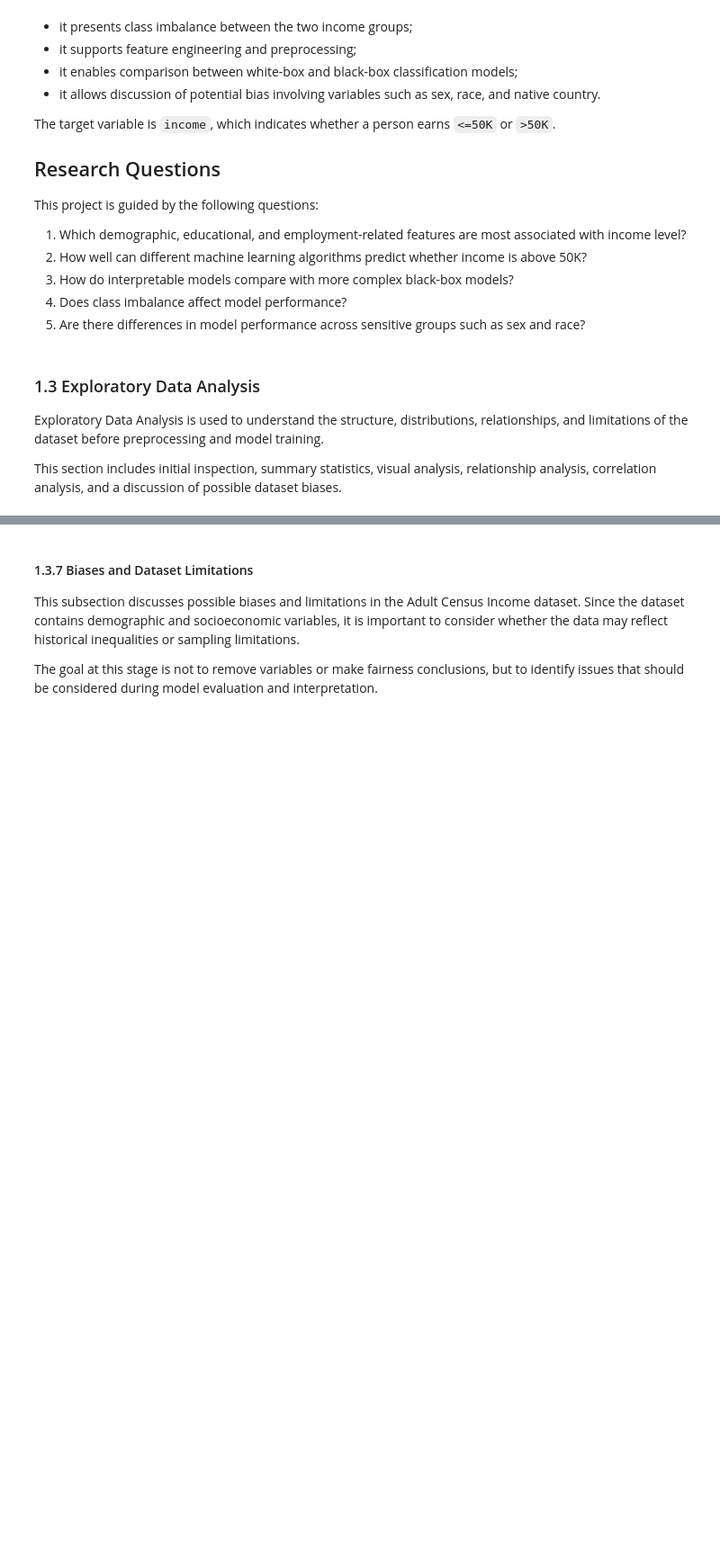
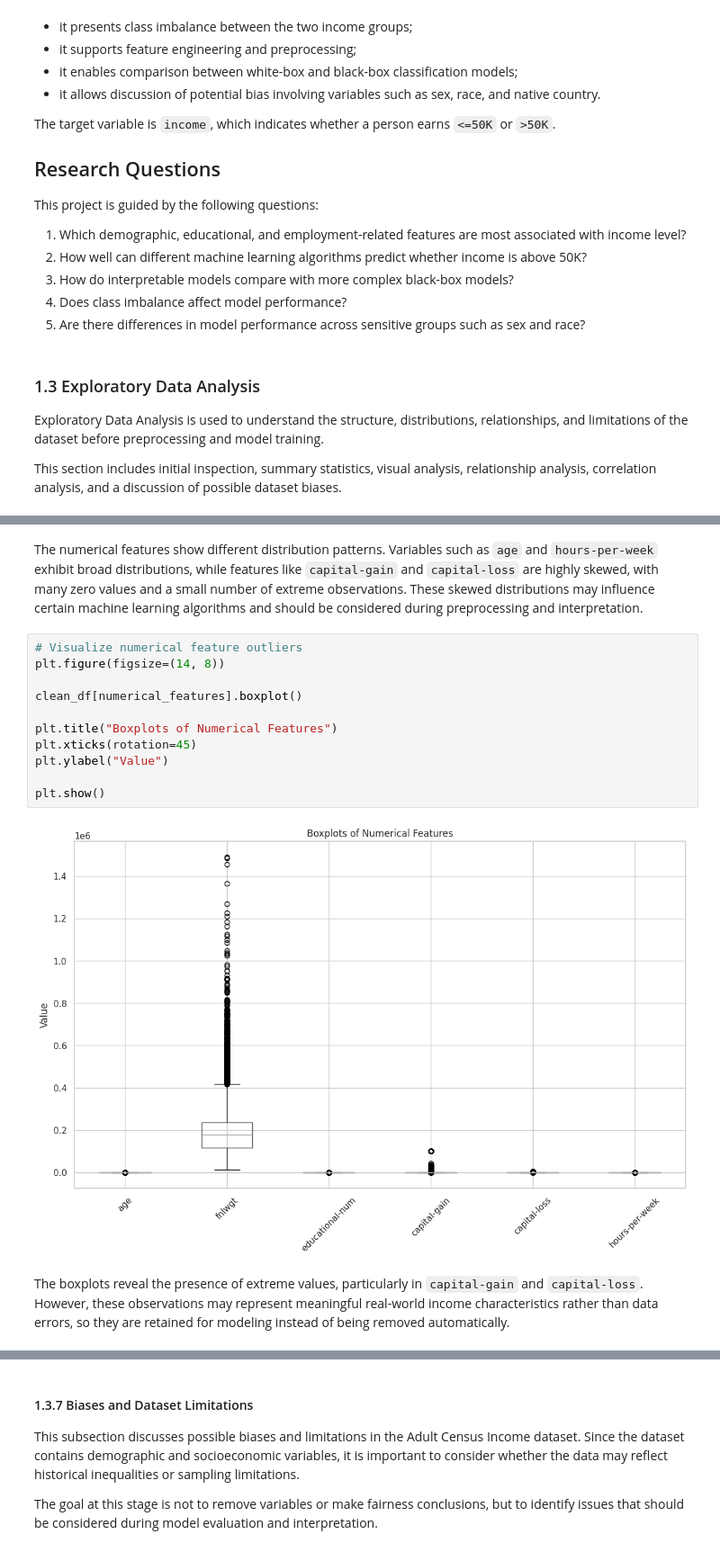
Before and after one commit to dantawalli/Adult-census-income-ML-project, a Jupyter notebook: adult_income_responsible_ai.ipynb, the cells around one changed output, grey strips where cells are left out. Shown at 90% size. Cells and saved outputs as stored; diff of their text form; blank space fills up the shorter version.

```diff
--- a/adult_income_responsible_ai.ipynb
+++ b/adult_income_responsible_ai.ipynb
@@ -432,0 +435,17 @@ This analysis is limited because several important predictors, such as education
+# %% [markdown]
+The numerical features show different distribution patterns. Variables such as `age` and `hours-per-week` exhibit broad distributions, while features like `capital-gain` and `capital-loss` are highly skewed, with many zero values and a small number of extreme observations. These skewed distributions may influence certain machine learning algorithms and should be considered during preprocessing and interpretation.
+# %%
+# Visualize numerical feature outliers
+plt.figure(figsize=(14, 8))
+
+clean_df[numerical_features].boxplot()
+
+plt.title("Boxplots of Numerical Features")
+plt.xticks(rotation=45)
+plt.ylabel("Value")
+
+plt.show()
+# %% [output]
+[figure, added]
+# %% [markdown]
+The boxplots reveal the presence of extreme values, particularly in `capital-gain` and `capital-loss`. However, these observations may represent meaningful real-world income characteristics rather than data errors, so they are retained for modeling instead of being removed automatically.
```
Also changed, not shown: parts of 230 cells of this notebook.
